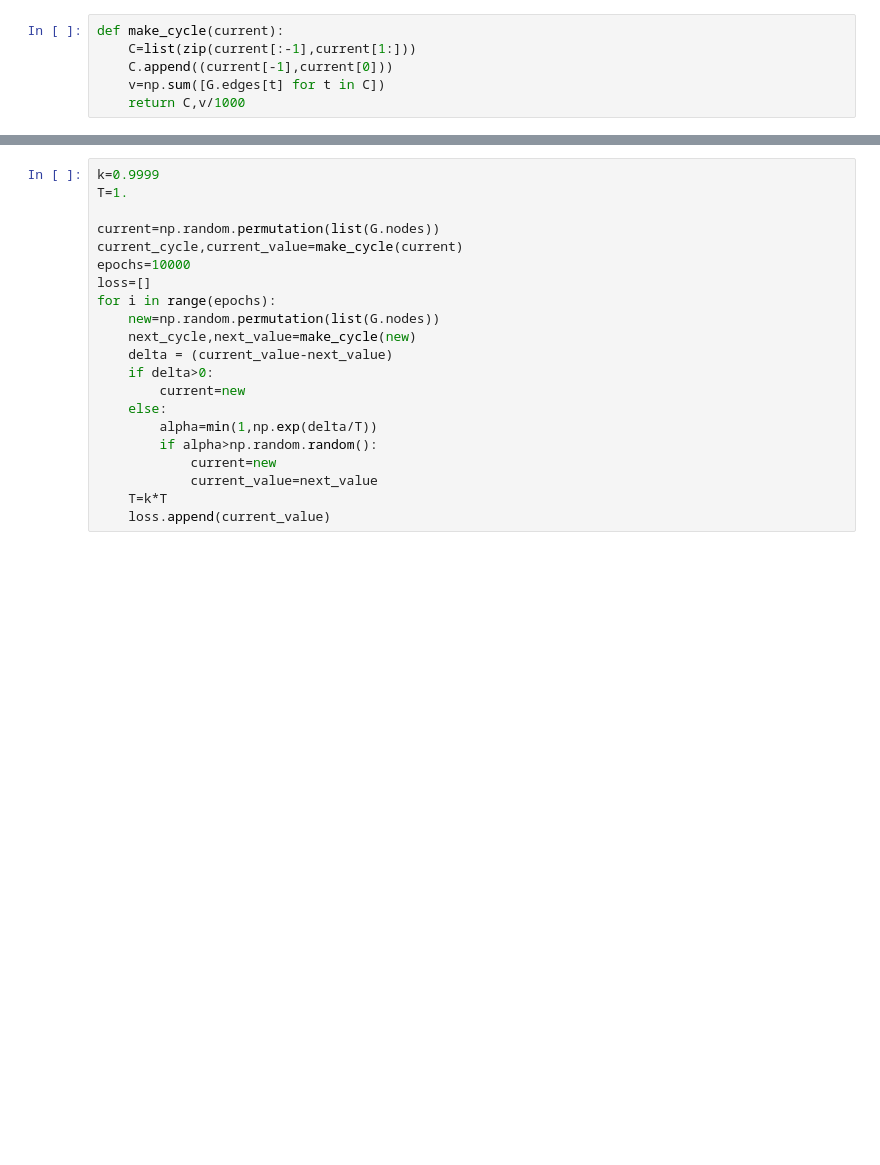
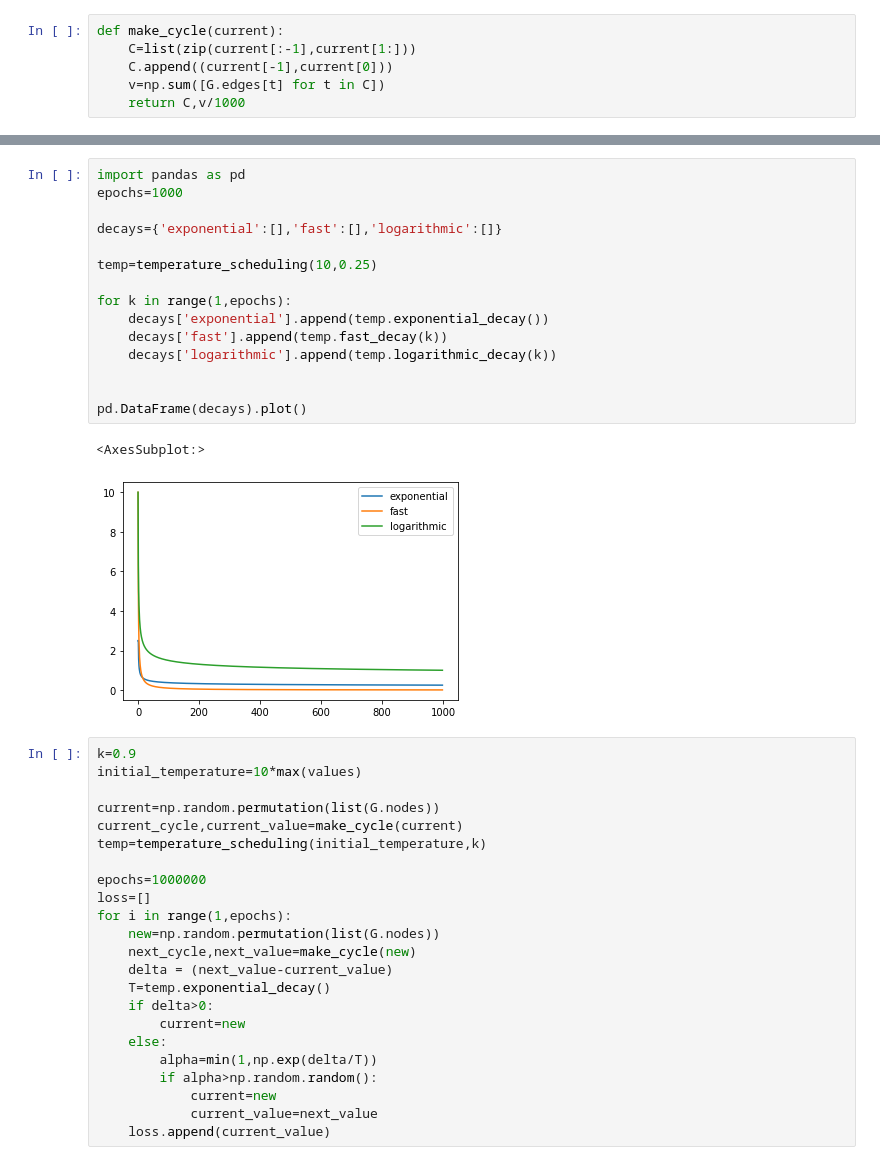
Before and after one commit to sherna90/analisis_algoritmos, a Jupyter notebook: tsp_demo/tsp_demo.ipynb, the cells around one changed output, grey strips where cells are left out. Drawn from its saved outputs; the diff is of its cells as text; blank space fills up the shorter version.

```diff
--- a/tsp_demo/tsp_demo.ipynb
+++ b/tsp_demo/tsp_demo.ipynb
@@ -206,15 +249,36 @@ def make_cycle(current):
+# %%
+import pandas as pd
+epochs=1000
+
+decays={'exponential':[],'fast':[],'logarithmic':[]}
+
+temp=temperature_scheduling(10,0.25)
+
+for k in range(1,epochs):
+    decays['exponential'].append(temp.exponential_decay())
+    decays['fast'].append(temp.fast_decay(k))
+    decays['logarithmic'].append(temp.logarithmic_decay(k))
+
+
+pd.DataFrame(decays).plot()
+# %% [output]
+<AxesSubplot:>
+[figure, added]
 # %%
-k=0.9999
-T=1.
+k=0.9
+initial_temperature=10*max(values)
 
 current=np.random.permutation(list(G.nodes))
 current_cycle,current_value=make_cycle(current)
-epochs=10000
+temp=temperature_scheduling(initial_temperature,k)
+
+epochs=1000000
 loss=[]
-for i in range(epochs):
+for i in range(1,epochs):
     new=np.random.permutation(list(G.nodes))
     next_cycle,next_value=make_cycle(new)
-    delta = (current_value-next_value)
+    delta = (next_value-current_value)
+    T=temp.exponential_decay()
     if delta>0:
         current=new
     else:
@@ -222,7 +286,6 @@ for i in range(epochs):
         if alpha>np.random.random():
             current=new
             current_value=next_value
-    T=k*T
     loss.append(current_value)
 # %%
 import matplotlib.pyplot as plt
```
Also changed, not shown: parts of 12 cells of this notebook.
